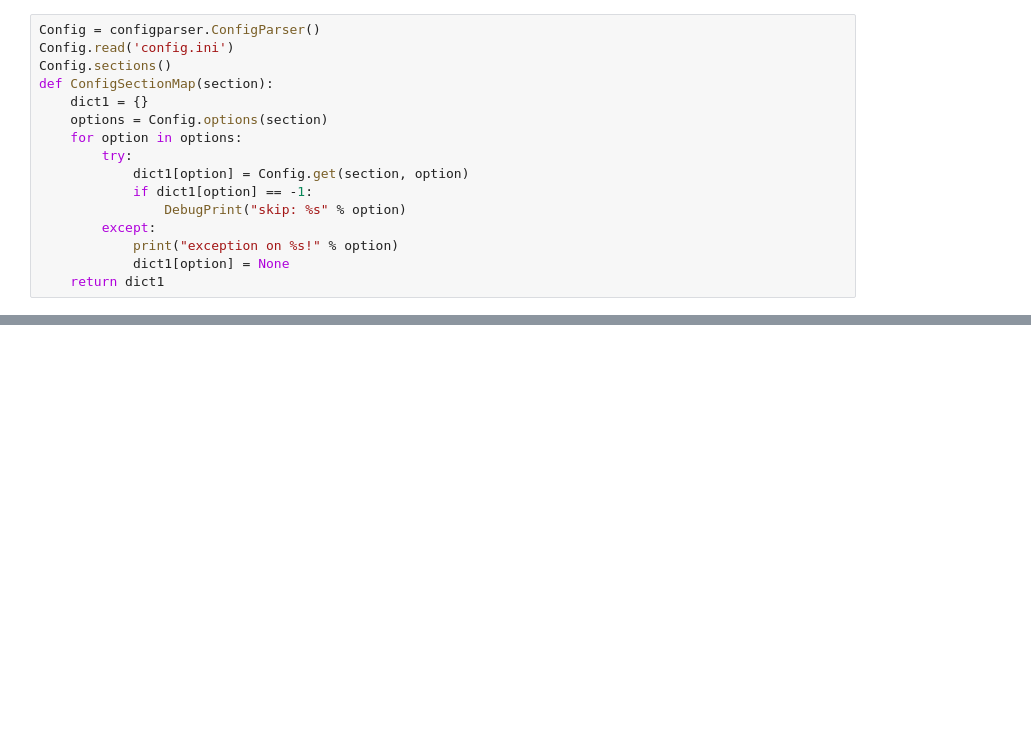
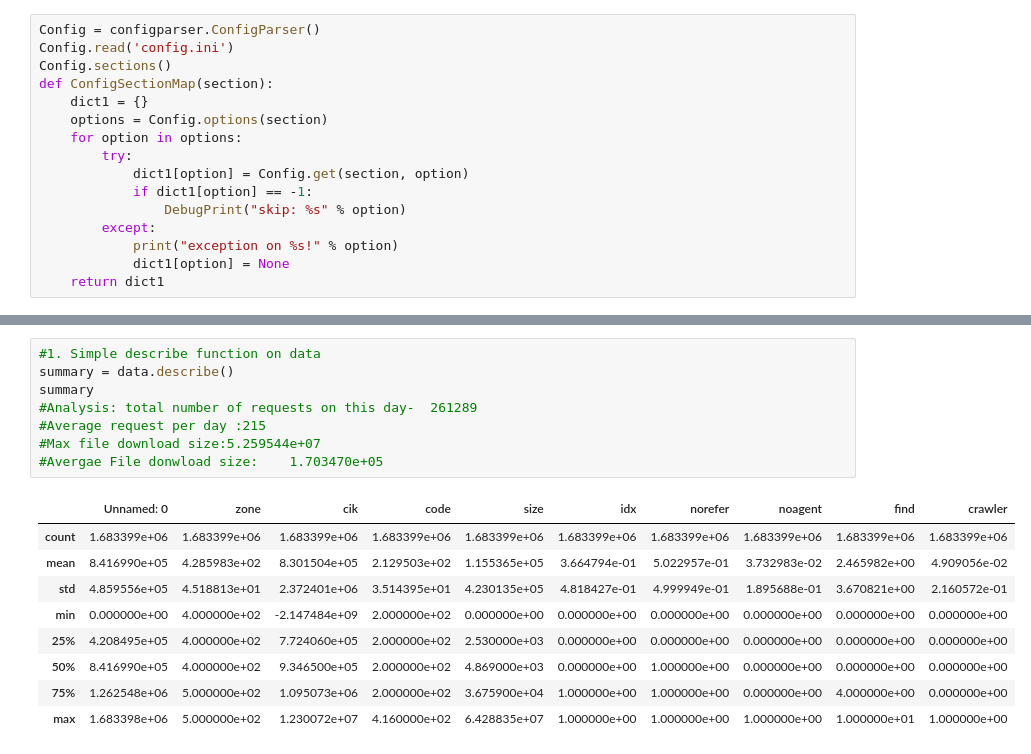
Before and after one commit to vasantivmahajan/DataWrangling_AnomalyDetection_Tableau_Visualization_EDGAR_Log_Data, a Jupyter notebook: Part2_EDGAR_LogDataset.ipynb, the cells around one changed output, grey strips where cells are left out. Saved outputs shown, nothing was run; the diff lists cells and outputs as text; blank space fills up the shorter version.

```diff
--- a/Part2_EDGAR_LogDataset.ipynb
+++ b/Part2_EDGAR_LogDataset.ipynb
@@ -406,0 +570,18 @@ Data zipped and loaded on S3
+# %%
+#1. Simple describe function on data
+summary = data.describe()
+summary
+#Analysis: total number of requests on this day-  261289
+#Average request per day :215
+#Max file download size:5.259544e+07
+#Avergae File donwload size:	1.703470e+05
+# %% [output]
+|  | Unnamed: 0 | zone | cik | code | size | idx | norefer | noagent | find | crawler |
+| count | 1.683399e+06 | 1.683399e+06 | 1.683399e+06 | 1.683399e+06 | 1.683399e+06 | 1.683399e+06 | 1.683399e+06 | 1.683399e+06 | 1.683399e+06 | 1.683399e+06 |
+| mean | 8.416990e+05 | 4.285983e+02 | 8.301504e+05 | 2.129503e+02 | 1.155365e+05 | 3.664794e-01 | 5.022957e-01 | 3.732983e-02 | 2.465982e+00 | 4.909056e-02 |
+| std | 4.859556e+05 | 4.518813e+01 | 2.372401e+06 | 3.514395e+01 | 4.230135e+05 | 4.818427e-01 | 4.999949e-01 | 1.895688e-01 | 3.670821e+00 | 2.160572e-01 |
+| min | 0.000000e+00 | 4.000000e+02 | -2.147484e+09 | 2.000000e+02 | 0.000000e+00 | 0.000000e+00 | 0.000000e+00 | 0.000000e+00 | 0.000000e+00 | 0.000000e+00 |
+| 25% | 4.208495e+05 | 4.000000e+02 | 7.724060e+05 | 2.000000e+02 | 2.530000e+03 | 0.000000e+00 | 0.000000e+00 | 0.000000e+00 | 0.000000e+00 | 0.000000e+00 |
+| 50% | 8.416990e+05 | 4.000000e+02 | 9.346500e+05 | 2.000000e+02 | 4.869000e+03 | 0.000000e+00 | 1.000000e+00 | 0.000000e+00 | 0.000000e+00 | 0.000000e+00 |
+| 75% | 1.262548e+06 | 5.000000e+02 | 1.095073e+06 | 2.000000e+02 | 3.675900e+04 | 1.000000e+00 | 1.000000e+00 | 0.000000e+00 | 4.000000e+00 | 0.000000e+00 |
+| max | 1.683398e+06 | 5.000000e+02 | 1.230072e+07 | 4.160000e+02 | 6.428835e+07 | 1.000000e+00 | 1.000000e+00 | 1.000000e+00 | 1.000000e+01 | 1.000000e+00 |
```
Also changed, not shown: parts of 9 cells of this notebook, 1 other file.
